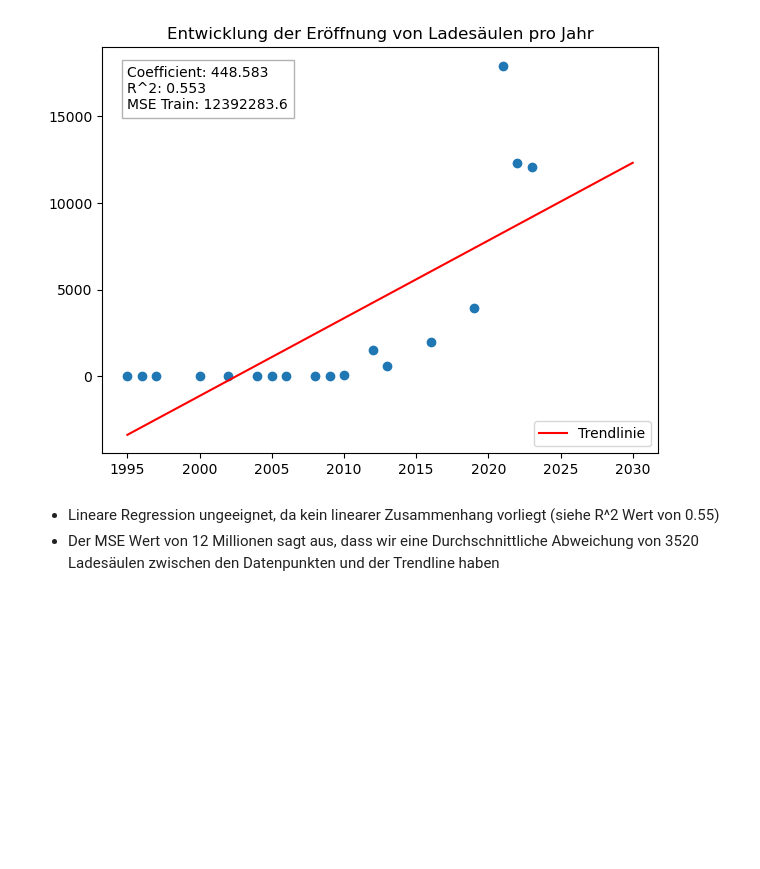
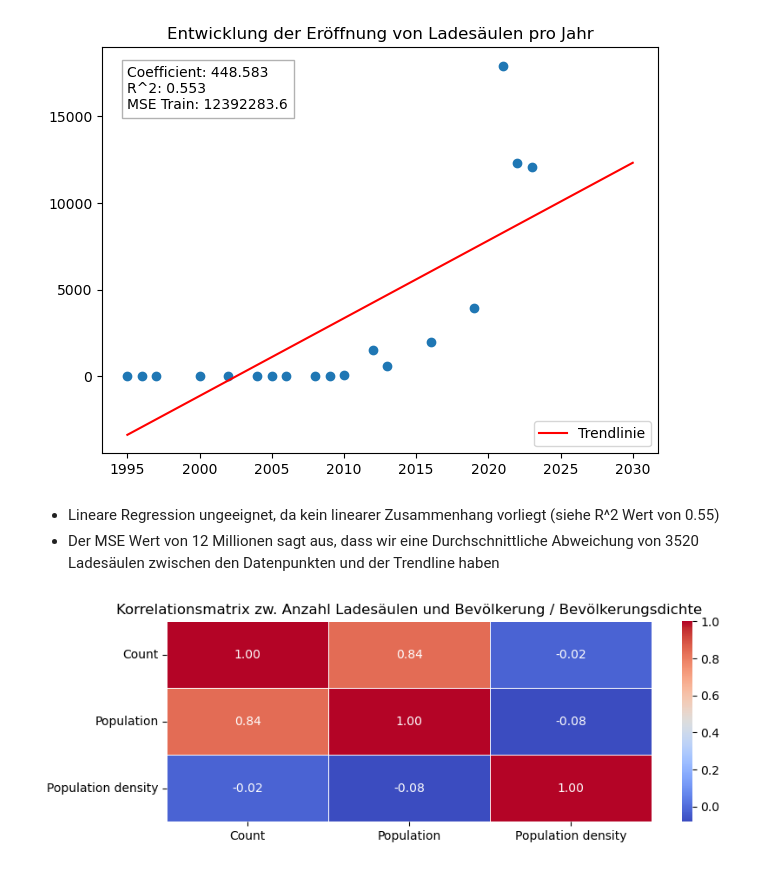
Before and after one commit to DataScience-DHBWKA/BOSCH-GUYS, a Jupyter notebook: notebook.ipynb, the cells around one changed output. Drawn from its saved outputs; the diff is of its cells as text; code cells hidden in the pictures; blank space fills up the shorter version.

```diff
--- a/notebook.ipynb
+++ b/notebook.ipynb
@@ -314,3 +314,20 @@ plt.show()
 # %% [markdown]
 + Lineare Regression ungeeignet, da kein linearer Zusammenhang vorliegt (siehe R^2 Wert von 0.55)
 + Der MSE Wert von 12 Millionen sagt aus, dass wir eine Durchschnittliche Abweichung von 3520 Ladesäulen zwischen den Datenpunkten und der Trendline haben
+# %%
+# Korrelation zw. der Anzahl Ladesäulen und anderen Faktoren, wie der Bevölkerung, Bevölkerungsdichte?
+stations_corr = stations.groupby(stations['State']).size().reset_index(name='Count')
+stations_corr = pd.merge(stations_corr, usa, left_on='State', right_on='Abbreviation')
+stations_corr['Population density'] = stations_corr['Population'] / stations_corr['Land_area']
+
+# Korrelationsmatrix erstellen
+correlation_matrix = stations_corr[['Count', 'Population', 'Population density']].corr()
+
+# Heatmap der Korrelationsmatrix erstellen
+plt.figure(figsize=(9, 3))
+sns.heatmap(correlation_matrix, annot=True, cmap='coolwarm', fmt='.2f', linewidths=.5)
+plt.title('Korrelationsmatrix zw. Anzahl Ladesäulen und Bevölkerung / Bevölkerungsdichte')
+plt.yticks(rotation=0)
+plt.show()
+# %% [output]
+[figure, added]
```
Also changed, not shown: parts of 1 cell of this notebook.
